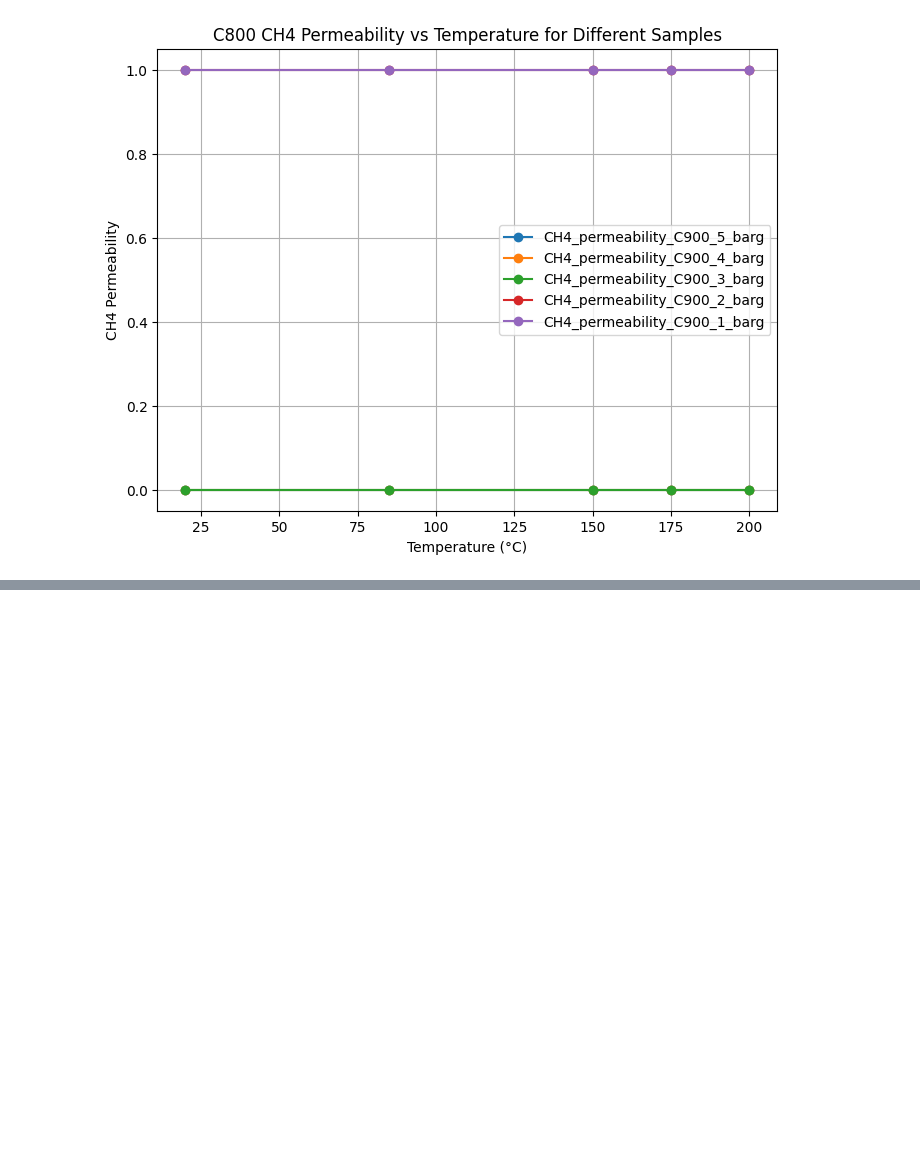
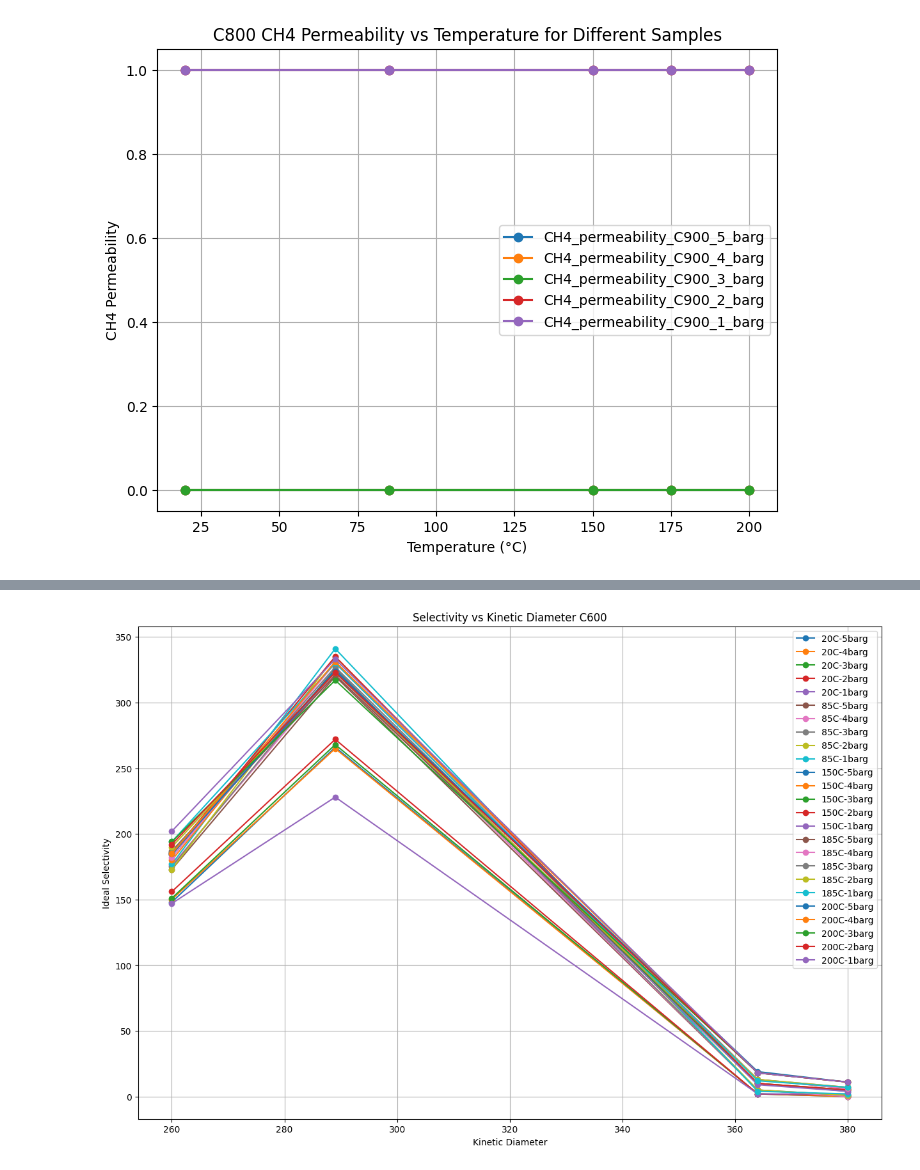
Before and after one commit to bloodod/CBL_Game, a Jupyter notebook: Graphs.ipynb, the cells around one changed output, grey strips where cells are left out. Saved outputs shown, nothing was run; the diff lists cells and outputs as text; code cells hidden in the pictures; blank space fills up the shorter version.

```diff
--- a/Graphs.ipynb
+++ b/Graphs.ipynb
@@ -342,0 +498,47 @@ data = {
+# %%
+#PERMEABILITY VS KINETIC DIAMETER C600
+
+data = {
+    'Kinetic Diameter (pm)' : [260,289,364,380],
+    '20C-5barg' : [148,266,2,0],
+    '20C-4barg' : [150,265,2,0],
+    '20C-3barg' : [151,268,2,1],
+    '20C-2barg' : [156,272,2,1],
+    '20C-1barg' : [147,228,2,2],
+    '85C-5barg' : [173,320,5,0],
+    '85C-4barg' : [176,323,5,0],
+    '85C-3barg' : [175,326,5,1],
+    '85C-2barg' : [173,335,5,1],
+    '85C-1barg' : [177,341,4,2],
+    '150C-5barg': [184,325,10,4],
+    '150C-4barg': [180,331,10,5],
+    '150C-3barg': [186,324,10,5],
+    '150C-2barg': [185,335,10,5],
+    '150C-1barg': [185,323,9,4],
+    '185C-5barg': [187,321,13,6],
+    '185C-4barg': [182,330,13,6],
+    '185C-3barg': [186,327,13,7],
+    '185C-2barg': [190,323,13,7],
+    '185C-1barg': [194,330,12,7],
+    '200C-5barg': [185,324,19,11],
+    '200C-4barg': [185,331,18,11],
+    '200C-3barg': [194,317,18,11],
+    '200C-2barg': [192,323,18,11],
+    '200C-1barg': [202,333,18,11]
+
+}
+
+# Convert data to DataFrame
+df = pd.DataFrame(data)
+
+plt.figure(figsize=(15,10))
+for column in df.columns[1:]:
+    plt.plot(df['Kinetic Diameter (pm)'], df[column], label=column, marker='o')
+plt.xlabel("Kinetic Diameter")
+plt.ylabel("Ideal Selectivity")
+plt.title("Selectivity vs Kinetic Diameter C600")
+plt.legend()
+plt.grid(True)
+plt.show()
+# %% [output]
+[figure, added]
```
Also changed, not shown: parts of 4 cells of this notebook.
